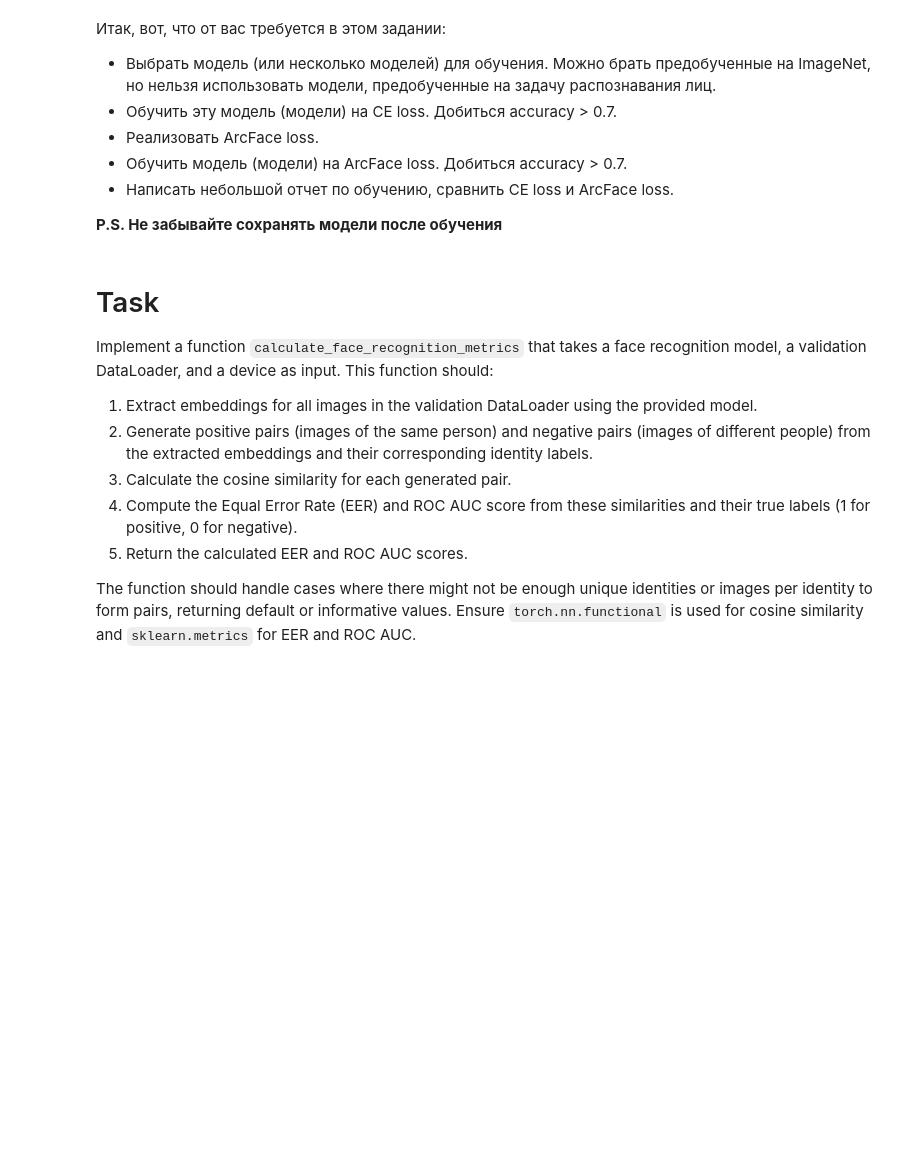
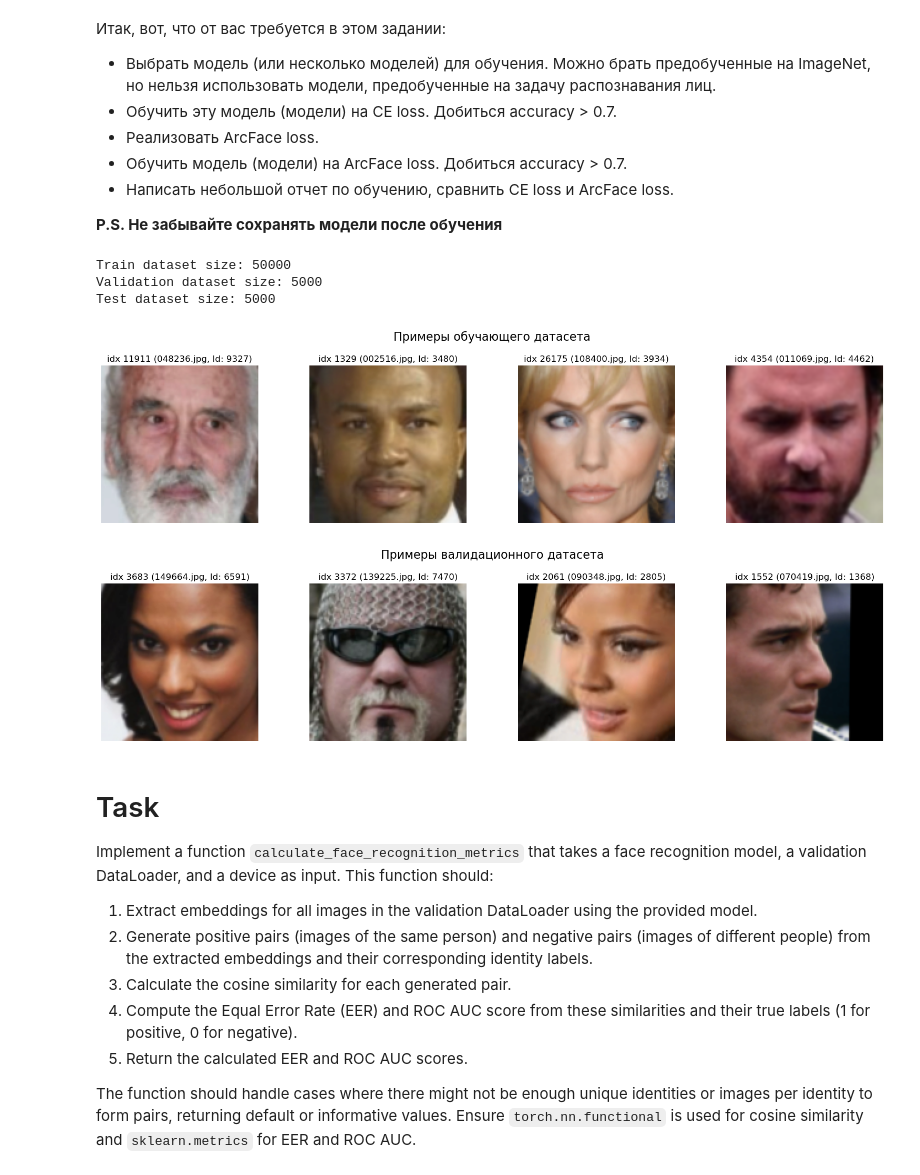
Before and after one commit to dukei/dls-fr, a Jupyter notebook: DLS-project-FR-2_ArcFace.ipynb, the cells around one changed output. Saved outputs shown, nothing was run; the diff lists cells and outputs as text; code cells hidden in the pictures; blank space fills up the shorter version.

Commit message:
Используем датасет из py

```diff
--- a/DLS-project-FR-2_ArcFace.ipynb
+++ b/DLS-project-FR-2_ArcFace.ipynb
@@ -160,3 +183,62 @@ class FaceRecognitionDataset(Dataset):
+# %%
+train_dataset = FaceRecognitionDataset(mode='train')
+val_dataset = FaceRecognitionDataset(mode='valid')
+test_dataset = FaceRecognitionDataset(mode='test')
+
+print(f"Train dataset size: {len(train_dataset)}")
+print(f"Validation dataset size: {len(val_dataset)}")
+print(f"Test dataset size: {len(test_dataset)}")
+# %% [output]
+Train dataset size: 50000
+Validation dataset size: 5000
+Test dataset size: 5000
+# %%
+import matplotlib.pyplot as plt
+import random
+import numpy as np # Добавлен импорт numpy
+
+def visualize_dataset_item(image_tensor, ax, title="Визуализация элемента датасета"):
+    """
+    Визуализирует изображение из датасета.
+    """
+
+    # Денормализуем изображение для отображения
+    mean = torch.tensor(NORMALIZE_MEAN, device=image_tensor.device).view(3, 1, 1)
+    std = torch.tensor(NORMALIZE_STD, device=image_tensor.device).view(3, 1, 1)
+    image_denormalized = image_tensor * std + mean
+    image_display = image_denormalized.cpu().permute(1, 2, 0).numpy()
+
+    # Обрезаем значения до [0, 1] для корректного отображения изображения
+    image_display = np.clip(image_display, 0, 1)
+
+    ax.imshow(image_display)
+    ax.set_title(title)
+    ax.axis('off')
+
+def visualize_multiple_dataset_items(dataset, num_items=4, title="Визуализация элементов датасета", items=[]):
+    """
+    Визуализирует несколько изображений из датасета в сетке.
+    """
+    fig, axes = plt.subplots(1, num_items, figsize=(4 * num_items, 4))
+    fig.suptitle(title, fontsize=16)
+
+    for i in range(num_items):
+        idx = random.randint(0, len(dataset) - 1) if len(items) <= i else items[i]
+        image, identity_label = dataset[idx] # Исправлено: получаем identity вместо keypoints
+        image_id = dataset.files[idx] # Get image_id here
+        visualize_dataset_item(image, axes[i], title=f"idx {idx} ({image_id}, Id: {identity_label})") # Исправлено: убрана передача keypoints, добавлен identity в заголовок
+
+    plt.tight_layout(rect=[0, 0.03, 1, 0.95])
+    plt.show()
+
+# Визуализируем 4 случайных элемента из обучающего датасета
+visualize_multiple_dataset_items(train_dataset, num_items=4, title="Примеры обучающего датасета")
+
+# Визуализируем 4 случайных элемента из валидационного датасета
+visualize_multiple_dataset_items(val_dataset, num_items=4, title="Примеры валидационного датасета")
+# %% [output]
+[figure, added]
+[figure, added]
 # %%
 import torch
 import torch.nn as nn
```
Also changed, not shown: parts of 3 cells of this notebook.
